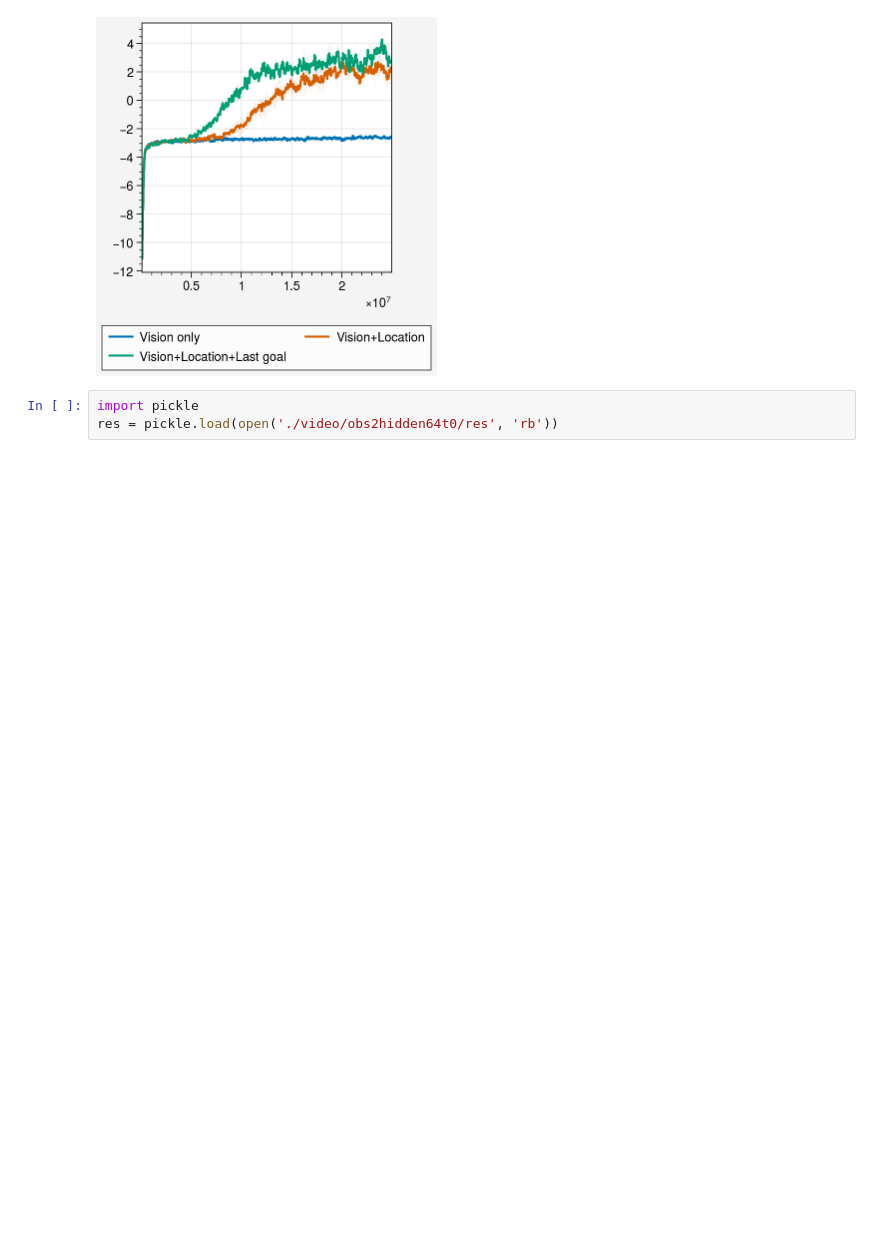
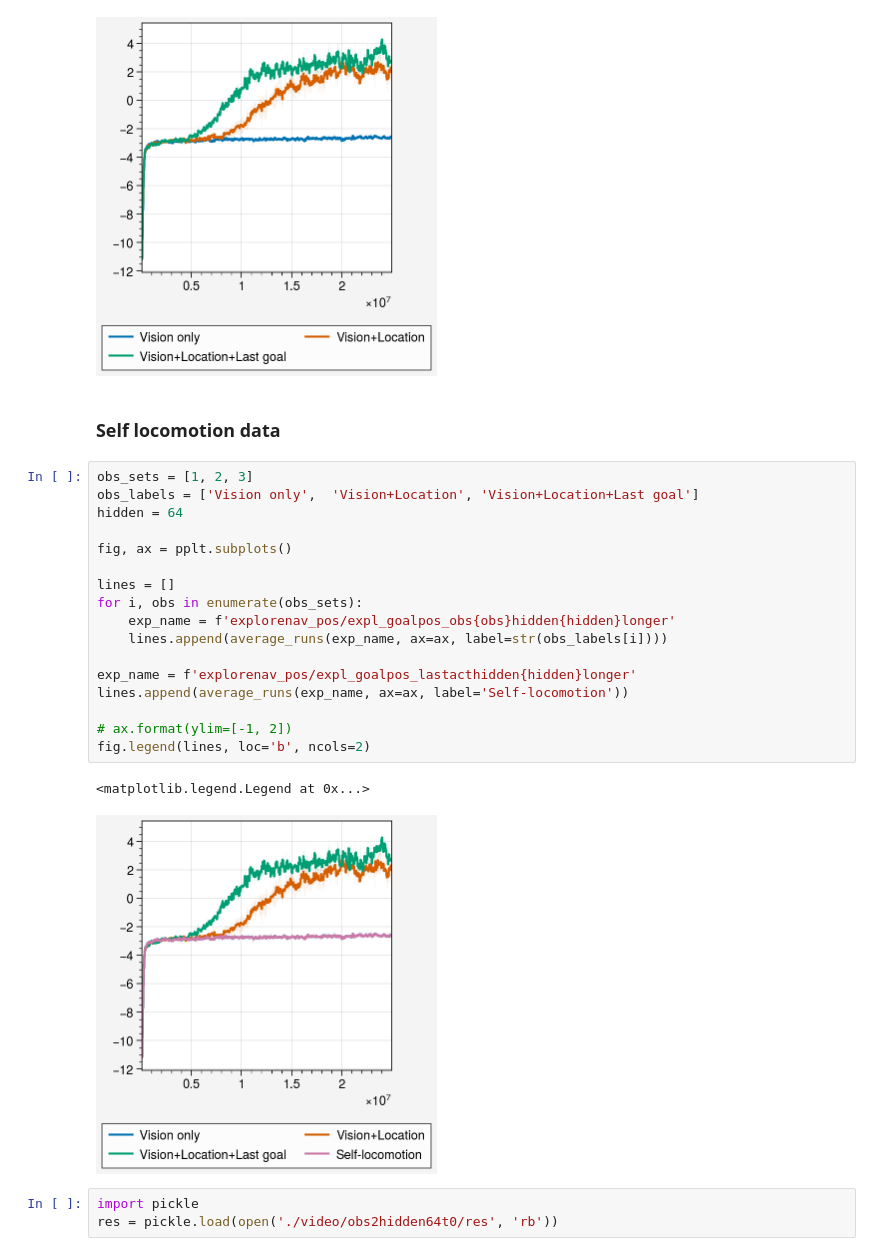
Before and after one commit to liuandrew/ppo_aux, a Jupyter notebook: write_and_test/data_visualize.ipynb, the cells around one changed output. Saved outputs shown, nothing was run; the diff lists cells and outputs as text; blank space fills up the shorter version.

```diff
--- a/write_and_test/data_visualize.ipynb
+++ b/write_and_test/data_visualize.ipynb
@@ -231,6 +231,28 @@ fig.legend(lines, loc='b', ncols=2)
 # %% [output]
 <matplotlib.legend.Legend at 0x...>
 [figure]
+# %% [markdown]
+### Self locomotion data
+# %%
+obs_sets = [1, 2, 3]
+obs_labels = ['Vision only',  'Vision+Location', 'Vision+Location+Last goal']
+hidden = 64
+
+fig, ax = pplt.subplots()
+
+lines = []
+for i, obs in enumerate(obs_sets):
+    exp_name = f'explorenav_pos/expl_goalpos_obs{obs}hidden{hidden}longer'
+    lines.append(average_runs(exp_name, ax=ax, label=str(obs_labels[i])))
+
+exp_name = f'explorenav_pos/expl_goalpos_lastacthidden{hidden}longer'
+lines.append(average_runs(exp_name, ax=ax, label='Self-locomotion'))
+
+# ax.format(ylim=[-1, 2])
+fig.legend(lines, loc='b', ncols=2)
+# %% [output]
+<matplotlib.legend.Legend at 0x...>
+[figure, added]
 # %%
 import pickle
 res = pickle.load(open('./video/obs2hidden64t0/res', 'rb'))
```
Also changed, not shown: 5 other files.
